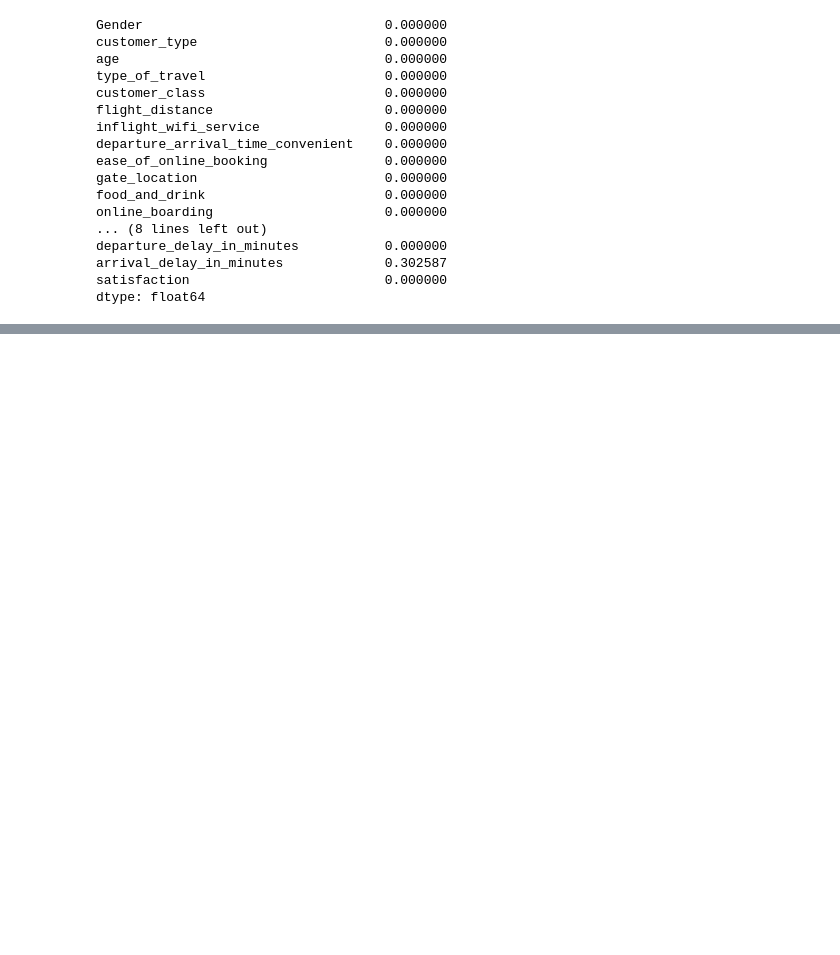
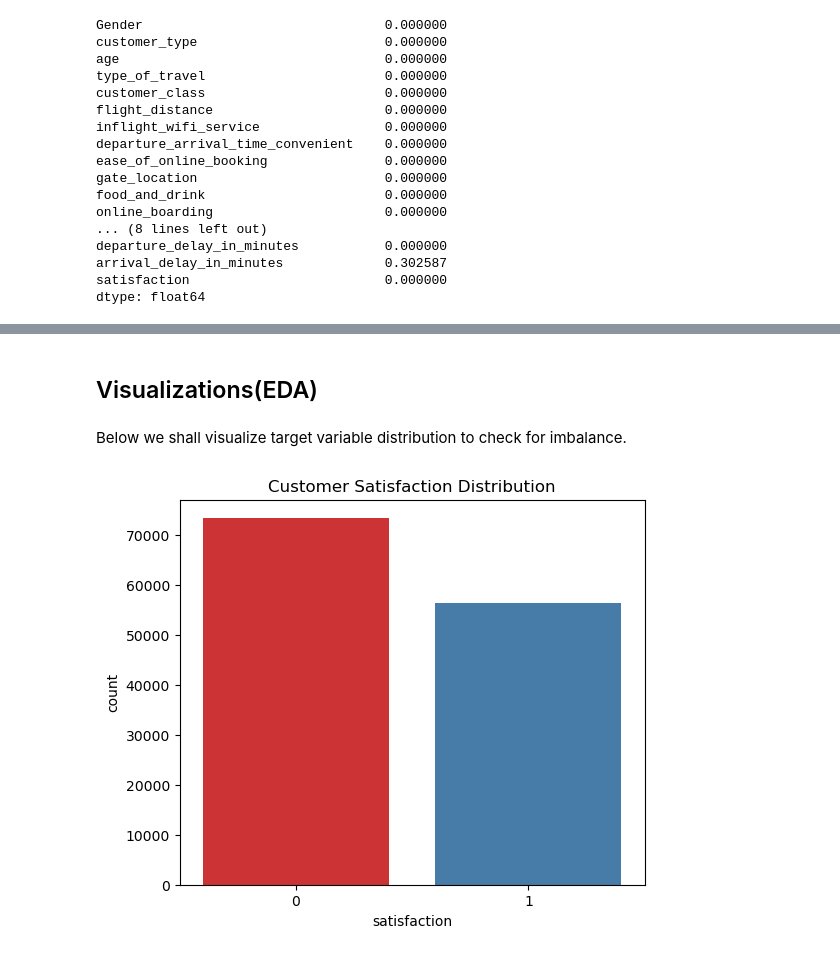
Before and after one commit to Mwvngii/phase3_project, a Jupyter notebook: index.ipynb, the cells around one changed output, grey strips where cells are left out. Drawn from its saved outputs; the diff is of its cells as text; code cells hidden in the pictures; blank space fills up the shorter version.

```diff
--- a/index.ipynb
+++ b/index.ipynb
@@ -215,0 +166,14 @@ weighted avg       0.94      0.94      0.94     25976
+# %% [markdown]
+## Visualizations(EDA)
+# %% [markdown]
+Below we shall visualize target variable distribution to check for imbalance.
+# %%
+class_distr = y.value_counts(normalize=True)
+
+# Plot distribution
+plt.figure(figsize=(6,5))
+sns.countplot(x=y, palette='Set1')
+plt.title('Customer Satisfaction Distribution')
+plt.show()
+# %% [output]
+[figure, added]
```
Also changed, not shown: parts of 63 cells of this notebook, 2 other files.
